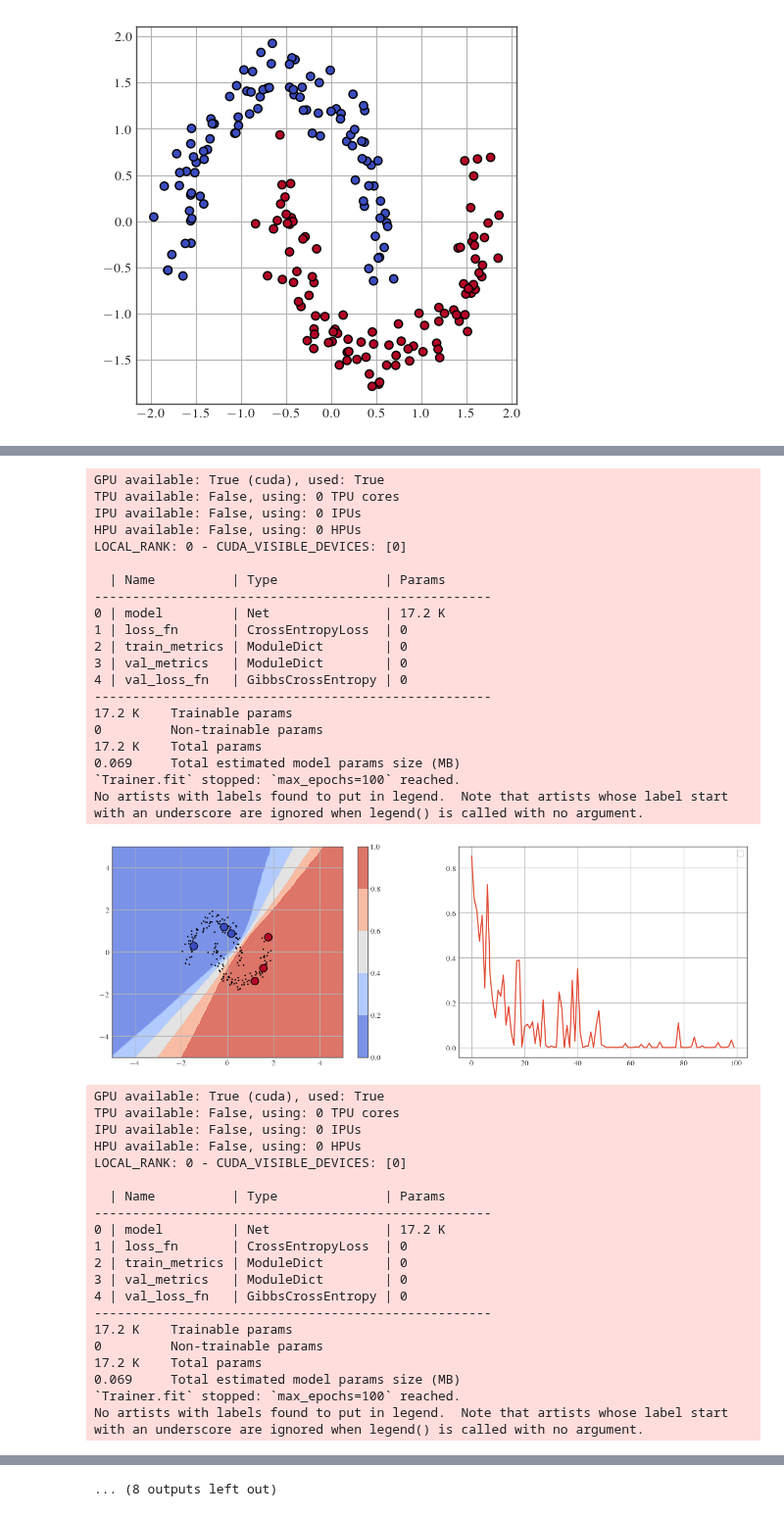
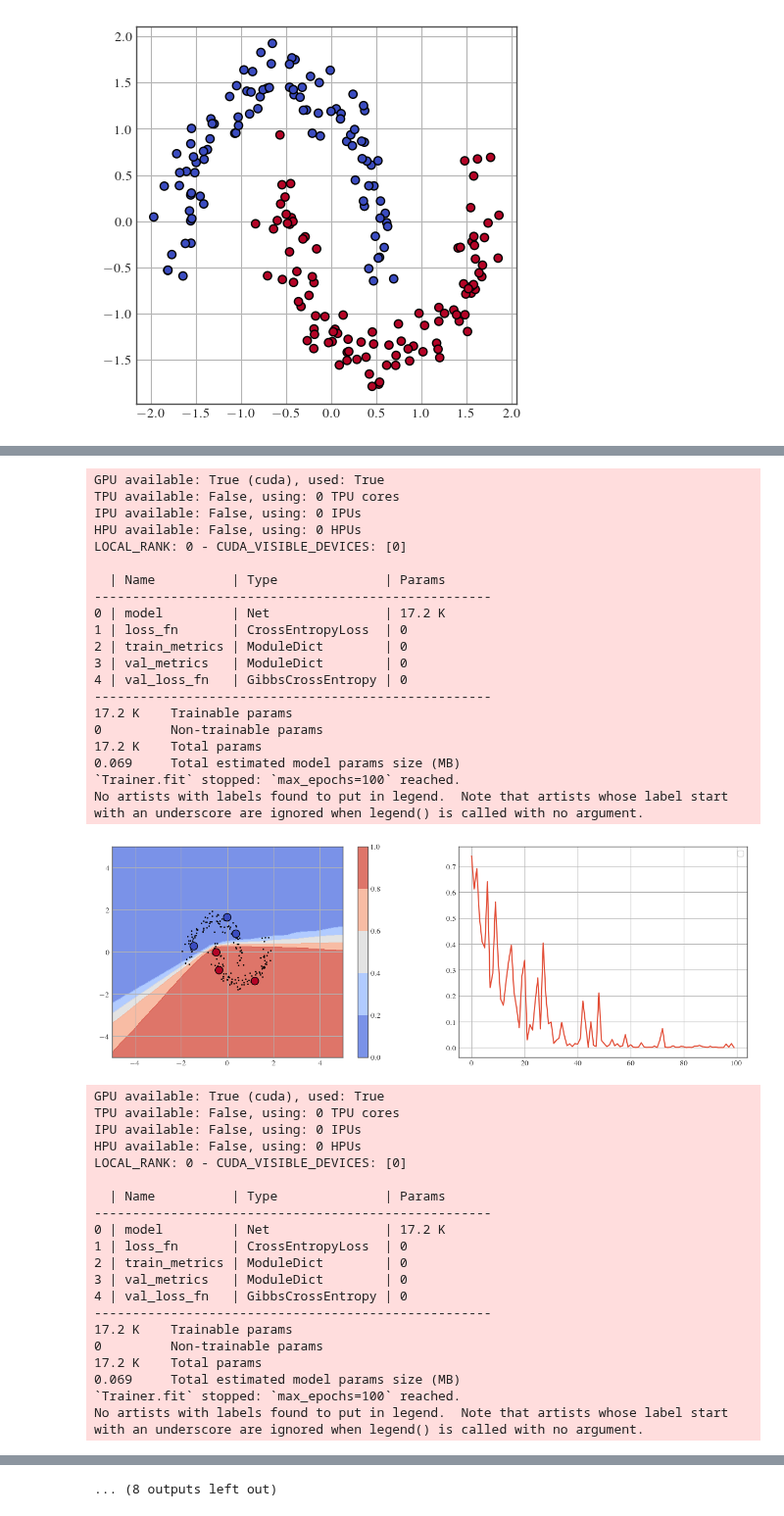
Before and after one commit to dhuseljic/dal-toolbox, a Jupyter notebook: notebooks/active_learning/mc-dropout.ipynb, the cells around one changed output, grey strips where cells are left out. Shown at 98% size. Saved outputs shown, nothing was run; the diff lists cells and outputs as text; code cells hidden in the pictures.

```diff
--- a/notebooks/active_learning/mc-dropout.ipynb
+++ b/notebooks/active_learning/mc-dropout.ipynb
@@ -90,13 +90,13 @@ def plot_contour(model, dataset, unlabeled_indices, labeled_indices, ax=None):
 from dal_toolbox.models.mc_dropout import MCDropoutModel
 from dal_toolbox.models.utils.callbacks import MetricHistory
 from dal_toolbox.active_learning import ActiveLearningDataModule
-from dal_toolbox.active_learning.strategies import BALDSampling
+from dal_toolbox.active_learning.strategies import BALDSampling, VariationRatioSampling, BayesianEntropySampling
 from dal_toolbox.utils import seed_everything
 
 # Train args
 np.random.seed(0)
 torch.manual_seed(0)
-dropout_rate = 0.8
+dropout_rate = 0.7
 epochs = 100
 n_cycles = 10
 
@@ -104,6 +104,7 @@ n_cycles = 10
 al_datamodule = ActiveLearningDataModule(train_ds, train_batch_size=32)
 al_datamodule.random_init(2, class_balanced=True)
 al_strat = BALDSampling()
+# al_strat = VariationRatioSampling()
 
 model = Net(dropout_rate=dropout_rate, num_classes=2)
 optimizer = torch.optim.SGD(model.parameters(), lr=1e-1, momentum=.9)
@@ -213,24 +214,24 @@ No artists with labels found to put in legend.  Note that artists whose label st
 GPU available: True (cuda), used: True
 TPU available: False, using: 0 TPU cores
 IPU available: False, using: 0 IPUs
 HPU available: False, using: 0 HPUs
 LOCAL_RANK: 0 - CUDA_VISIBLE_DEVICES: [0]
 
   | Name          | Type              | Params
 ----------------------------------------------------
 0 | model         | Net               | 17.2 K
 1 | loss_fn       | CrossEntropyLoss  | 0
 2 | train_metrics | ModuleDict        | 0
 3 | val_metrics   | ModuleDict        | 0
 4 | val_loss_fn   | GibbsCrossEntropy | 0
 ----------------------------------------------------
 17.2 K    Trainable params
 0         Non-trainable params
 17.2 K    Total params
 0.069     Total estimated model params size (MB)
 `Trainer.fit` stopped: `max_epochs=100` reached.
 No artists with labels found to put in legend.  Note that artists whose label start with an underscore are ignored when legend() is called with no argument.
-[figure, old version]
+[figure, new version]
 GPU available: True (cuda), used: True
 TPU available: False, using: 0 TPU cores
 IPU available: False, using: 0 IPUs
```
Also changed, not shown: parts of 1 cell of this notebook, 2 other files.
